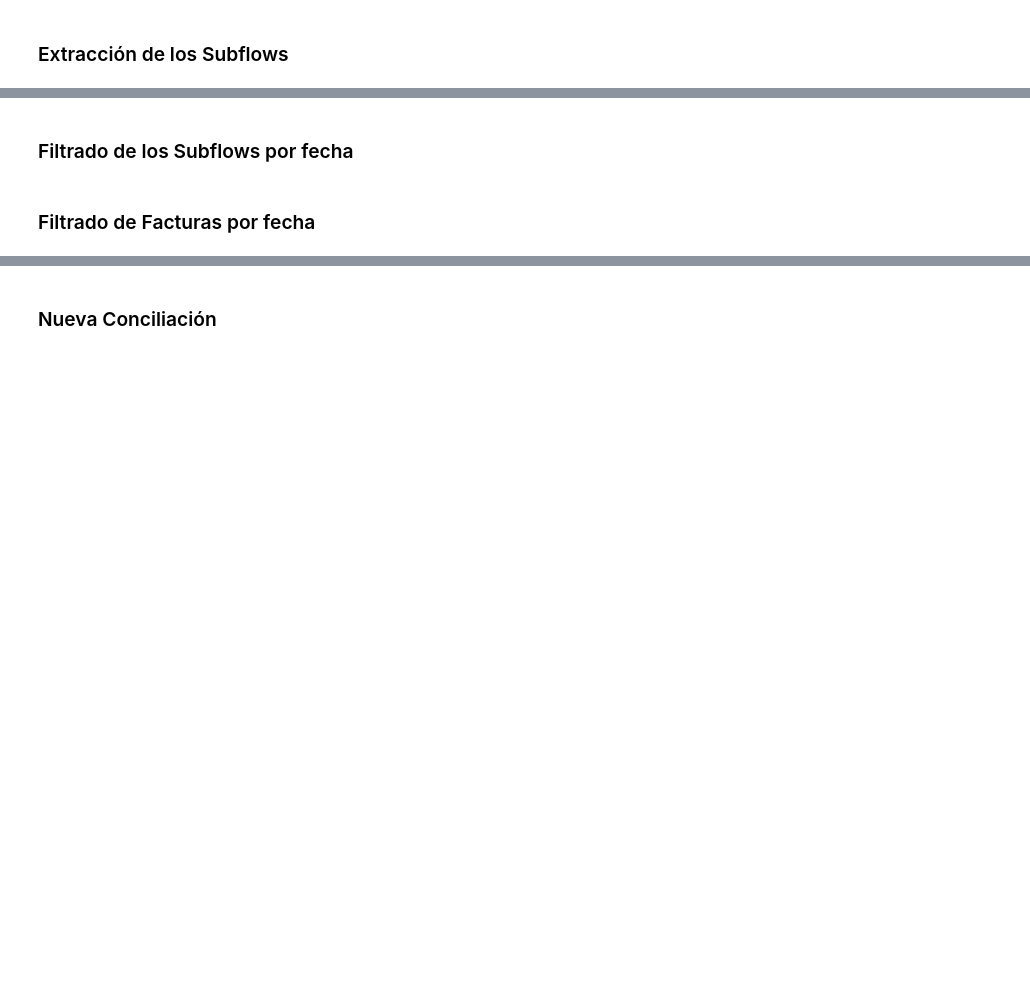
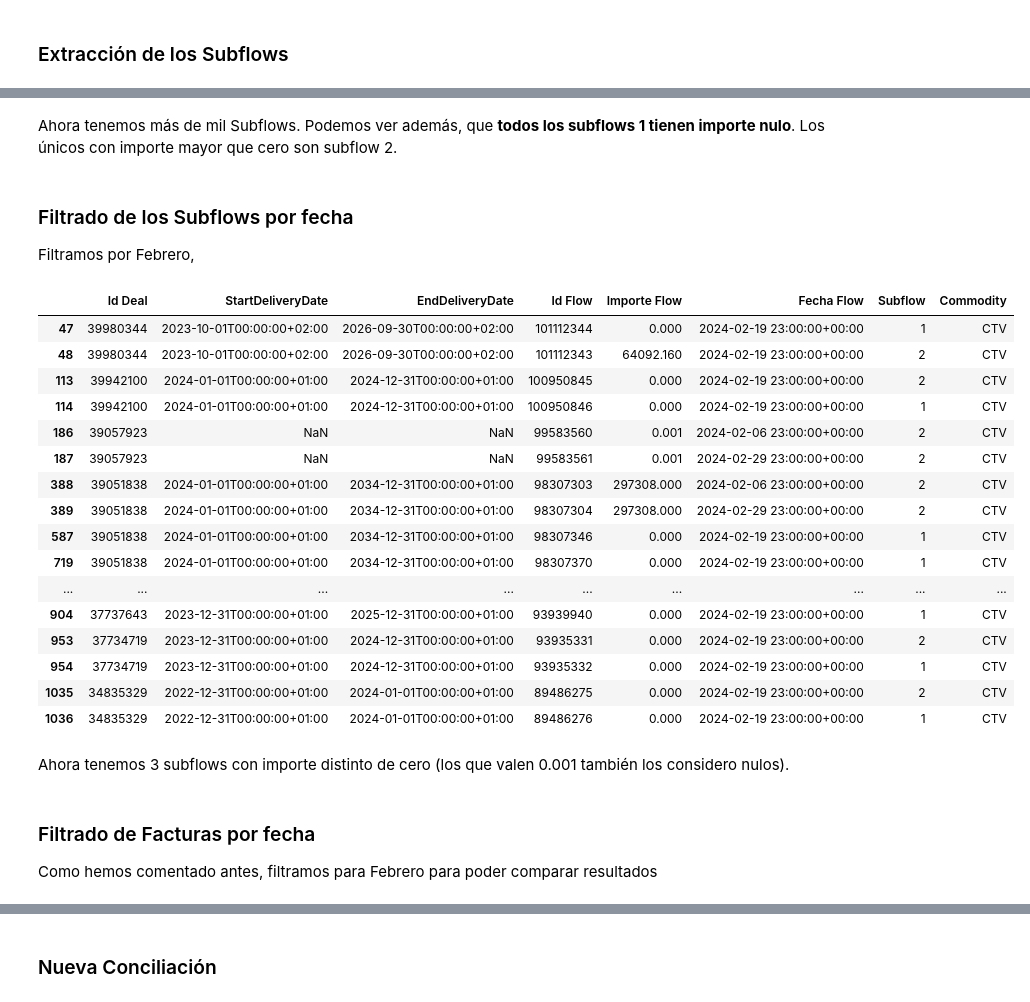
Before and after one commit to kikekzm/Data-Projects, a Jupyter notebook: ENGIE-Caso/Caso-Engie-Tips.ipynb, the cells around one changed output, grey strips where cells are left out. Cells and saved outputs as stored; diff of their text form; code cells hidden in the pictures; blank space fills up the shorter version.

Commit message:
Tips segunda parte (Conciliación final)

```diff
--- a/ENGIE-Caso/Caso-Engie-Tips.ipynb
+++ b/ENGIE-Caso/Caso-Engie-Tips.ipynb
@@ -561,2 +579,29 @@ También tenemos que lidiar con algunos problemas:
 # %% [markdown]
 ### Extracción de los Subflows
+# %%
+# usamos las funciones definidas en la primera parte
+flows3_cleaned = CTV_new_df['Flows'].apply(clean_json)
+
+# creamos un df para meter los datos
+datos3_json = []
+
+for idx, row in CTV_new_df.iterrows():
+    try:
+        # intentamos convertir la cadena a una lista de diccionarios
+        flows = eval(row['Flows'])
+        id_deal = row['Id Deal']
+        i = extract_json(flows, id_deal)
+        if not i.empty:
+            datos3_json.append(i)
+        else:
+            print(f"DataFrame vacío para Id Deal {id_deal}")
+    except Exception as e:
+        print(e)
+
+datos3_json_final = pd.concat(datos3_json, ignore_index=True)
+
+# cambiamos un poco las columnas
+datos3_json_final = datos3_json_final[['Id Deal','Id','Amount', 'Date', 'FlowType']]
+datos3_json_final = datos3_json_final.rename(columns={'Id':'Id Flow', 'Amount':'Importe Flow', 'Date':'Fecha Flow', 'FlowType':'Subflow'})
+
+datos3_json_final.head(10000)
@@ -563,4 +622,43 @@ También tenemos que lidiar con algunos problemas:
+# %% [markdown]
+Ahora tenemos más de mil Subflows. Podemos ver además, que **todos los subflows 1 tienen importe nulo**. Los únicos con importe mayor que cero son subflow 2.
 # %% [markdown]
 ### Filtrado de los Subflows por fecha
+ Filtramos por Febrero,
+# %%
+CTV_Feb_df = (pd.merge(CTV_new_df, datos3_json_final, on='Id Deal', how='inner')).drop_duplicates()
+CTV_Feb_df = CTV_Feb_df.drop(columns=['Flows'])
+
+# también añadimos una columna llamada Commodity con valor CTV para que sea más fácil el merge
+CTV_Feb_df['Commodity']='CTV'
+
+# cambiamos el formato de las fechas (por lo menos el de Fecha Flow)
+CTV_Feb_df['Fecha Flow'] = pd.to_datetime(CTV_Feb_df['Fecha Flow'], utc=True)
+
+# filtramos para el mes de Abril
+CTV_Feb_df = CTV_Feb_df[CTV_Feb_df['Fecha Flow'].dt.month == 2]
+CTV_Feb_df = CTV_Feb_df[CTV_Feb_df['Fecha Flow'].dt.year == 2024]
+
+CTV_Feb_df.head(100)
+# %% [output]
+|  | Id Deal | StartDeliveryDate | EndDeliveryDate | Id Flow | Importe Flow | Fecha Flow | Subflow | Commodity |
+| 47 | 39980344 | 2023-10-01T00:00:00+02:00 | 2026-09-30T00:00:00+02:00 | 101112344 | 0.000 | 2024-02-19 23:00:00+00:00 | 1 | CTV |
+| 48 | 39980344 | 2023-10-01T00:00:00+02:00 | 2026-09-30T00:00:00+02:00 | 101112343 | 64092.160 | 2024-02-19 23:00:00+00:00 | 2 | CTV |
+| 113 | 39942100 | 2024-01-01T00:00:00+01:00 | 2024-12-31T00:00:00+01:00 | 100950845 | 0.000 | 2024-02-19 23:00:00+00:00 | 2 | CTV |
+| 114 | 39942100 | 2024-01-01T00:00:00+01:00 | 2024-12-31T00:00:00+01:00 | 100950846 | 0.000 | 2024-02-19 23:00:00+00:00 | 1 | CTV |
+| 186 | 39057923 | NaN | NaN | 99583560 | 0.001 | 2024-02-06 23:00:00+00:00 | 2 | CTV |
+| 187 | 39057923 | NaN | NaN | 99583561 | 0.001 | 2024-02-29 23:00:00+00:00 | 2 | CTV |
+| 388 | 39051838 | 2024-01-01T00:00:00+01:00 | 2034-12-31T00:00:00+01:00 | 98307303 | 297308.000 | 2024-02-06 23:00:00+00:00 | 2 | CTV |
+| 389 | 39051838 | 2024-01-01T00:00:00+01:00 | 2034-12-31T00:00:00+01:00 | 98307304 | 297308.000 | 2024-02-29 23:00:00+00:00 | 2 | CTV |
+| 587 | 39051838 | 2024-01-01T00:00:00+01:00 | 2034-12-31T00:00:00+01:00 | 98307346 | 0.000 | 2024-02-19 23:00:00+00:00 | 1 | CTV |
+| 719 | 39051838 | 2024-01-01T00:00:00+01:00 | 2034-12-31T00:00:00+01:00 | 98307370 | 0.000 | 2024-02-19 23:00:00+00:00 | 1 | CTV |
+| ... | ... | ... | ... | ... | ... | ... | ... | ... |
+| 904 | 37737643 | 2023-12-31T00:00:00+01:00 | 2025-12-31T00:00:00+01:00 | 93939940 | 0.000 | 2024-02-19 23:00:00+00:00 | 1 | CTV |
+| 953 | 37734719 | 2023-12-31T00:00:00+01:00 | 2024-12-31T00:00:00+01:00 | 93935331 | 0.000 | 2024-02-19 23:00:00+00:00 | 2 | CTV |
+| 954 | 37734719 | 2023-12-31T00:00:00+01:00 | 2024-12-31T00:00:00+01:00 | 93935332 | 0.000 | 2024-02-19 23:00:00+00:00 | 1 | CTV |
+| 1035 | 34835329 | 2022-12-31T00:00:00+01:00 | 2024-01-01T00:00:00+01:00 | 89486275 | 0.000 | 2024-02-19 23:00:00+00:00 | 2 | CTV |
+| 1036 | 34835329 | 2022-12-31T00:00:00+01:00 | 2024-01-01T00:00:00+01:00 | 89486276 | 0.000 | 2024-02-19 23:00:00+00:00 | 1 | CTV |
+# %% [markdown]
+Ahora tenemos 3 subflows con importe distinto de cero (los que valen 0.001 también los considero nulos).
 # %% [markdown]
 ### Filtrado de Facturas por fecha
+Como hemos comentado antes, filtramos para Febrero para poder comparar resultados
```
Also changed, not shown: parts of 18 cells of this notebook.
